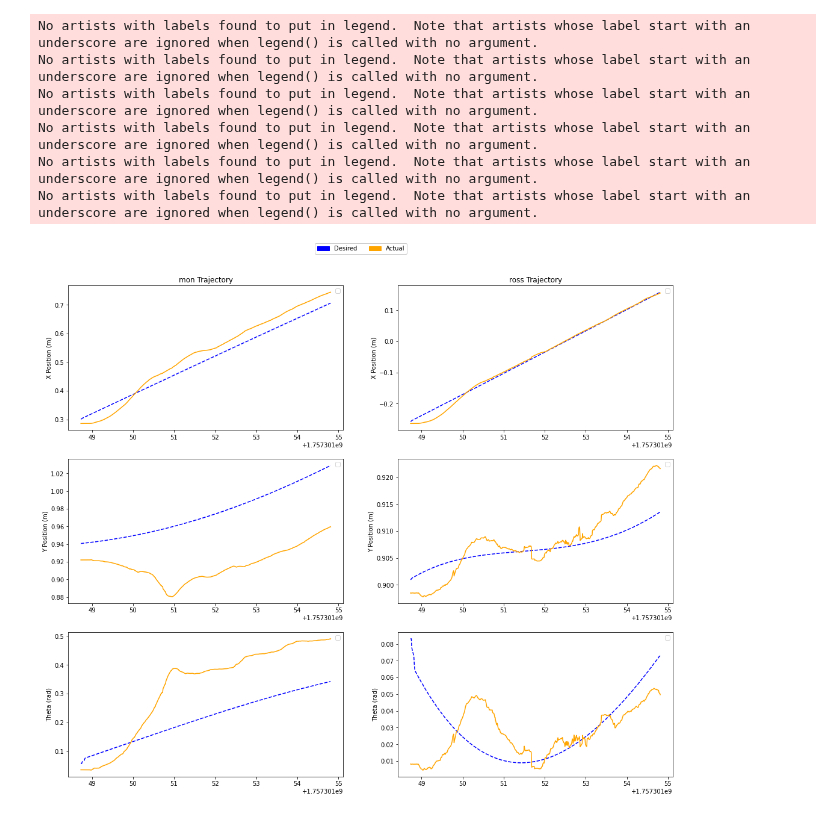
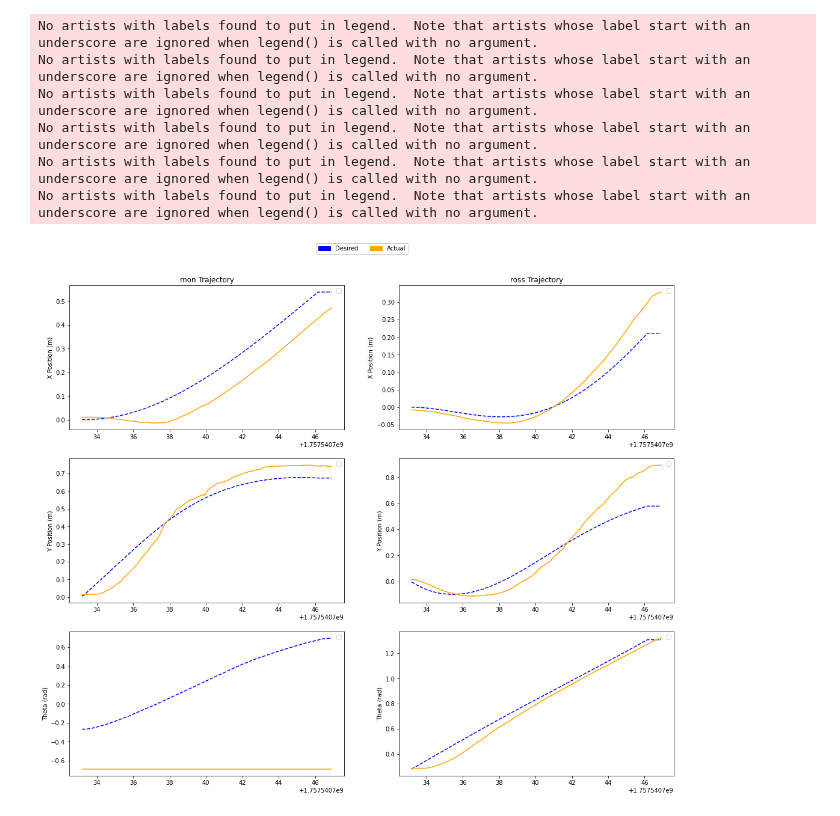
Before and after one commit to BCLab-UNM/MARIAM, a Jupyter notebook: analysis/pid_tuning.ipynb, the cells around one changed output. Cells and saved outputs as stored; diff of their text form; code cells hidden in the pictures.

```diff
--- a/analysis/pid_tuning.ipynb
+++ b/analysis/pid_tuning.ipynb
@@ -7,27 +7,26 @@ import os
 # %%
 def plot_trajectory(traj_df, robot_name, axes, time_col='ros_time_sec', desired_color='blue', actual_color='orange'):
     # plot x position
-    axes[0].plot(traj_df[time_col], traj_df[f'des_{robot_name}_x'], linestyle='--', color=desired_color)
-    axes[0].plot(traj_df[time_col], traj_df[f'act_{robot_name}_x'], linestyle='-', color=actual_color)
+    axes[0].plot(traj_df[time_col].to_numpy(), traj_df[f'des_{robot_name}_x'].to_numpy(), linestyle='--', color=desired_color)
+    axes[0].plot(traj_df[time_col].to_numpy(), traj_df[f'act_{robot_name}_x'].to_numpy(), linestyle='-', color=actual_color)
     axes[0].set_ylabel("X Position (m)")
     axes[0].set_title(f"{robot_name} Trajectory")
     axes[0].legend()
 
     # plot y position
-    axes[1].plot(traj_df[time_col], traj_df[f'des_{robot_name}_y'], linestyle='--', color=desired_color)
-    axes[1].plot(traj_df[time_col], traj_df[f'act_{robot_name}_y'], linestyle='-', color=actual_color)
+    axes[1].plot(traj_df[time_col].to_numpy(), traj_df[f'des_{robot_name}_y'].to_numpy(), linestyle='--', color=desired_color)
+    axes[1].plot(traj_df[time_col].to_numpy(), traj_df[f'act_{robot_name}_y'].to_numpy(), linestyle='-', color=actual_color)
     axes[1].set_ylabel("Y Position (m)")
     axes[1].legend()
 
     # plot theta
-    axes[2].plot(traj_df[time_col], traj_df[f'des_{robot_name}_theta'], linestyle='--', color=desired_color)
-    axes[2].plot(traj_df[time_col], traj_df[f'act_{robot_name}_theta'], linestyle='-', color=actual_color)
+    axes[2].plot(traj_df[time_col].to_numpy(), traj_df[f'des_{robot_name}_theta'].to_numpy(), linestyle='--', color=desired_color)
+    axes[2].plot(traj_df[time_col].to_numpy(), traj_df[f'act_{robot_name}_theta'].to_numpy(), linestyle='-', color=actual_color)
     axes[2].set_ylabel("Theta (rad)")
     axes[2].legend()
 # %%
 trial_name = 'test_trial'
-# file_path = f'../data/{trial_name}/trajectory_data.csv'
-file_path = '../data/09-07_dataset/09-07_a_trial_26/trajectory_data.csv'
+file_path = f'../data/{trial_name}/trajectory_data.csv'
 time_col = 'ros_time_sec'
 
 traj_df = pd.read_csv(file_path)
@@ -35,31 +34,31 @@ traj_df = pd.read_csv(file_path)
 # left side monica, right side ross
 fig, axes = plt.subplots(3, 2, figsize=(18, 15))
 desired_color = 'blue'
 actual_color = 'orange'
 
 # add legend to the top
 legend_handles = [
     mpatches.Patch(label='Desired', color=desired_color),
     mpatches.Patch(label='Actual', color=actual_color),
 ]
 fig.legend(
     handles=legend_handles,
     loc='upper center',  # Move legend to the top bar
     bbox_to_anchor=(0.5, 0.95),  # Center above the plot
     ncol=2,  # Spread legend entries horizontally
     # title='Color Association',
     framealpha=1.0
 )
 
 plot_trajectory(traj_df, 'mon', axes[:, 0])
 plot_trajectory(traj_df, 'ross', axes[:, 1])
 
 plt.show()
 # %% [output]
 No artists with labels found to put in legend.  Note that artists whose label start with an underscore are ignored when legend() is called with no argument.
 No artists with labels found to put in legend.  Note that artists whose label start with an underscore are ignored when legend() is called with no argument.
 No artists with labels found to put in legend.  Note that artists whose label start with an underscore are ignored when legend() is called with no argument.
 No artists with labels found to put in legend.  Note that artists whose label start with an underscore are ignored when legend() is called with no argument.
 No artists with labels found to put in legend.  Note that artists whose label start with an underscore are ignored when legend() is called with no argument.
 No artists with labels found to put in legend.  Note that artists whose label start with an underscore are ignored when legend() is called with no argument.
-[figure, old version]
+[figure, new version]
```
